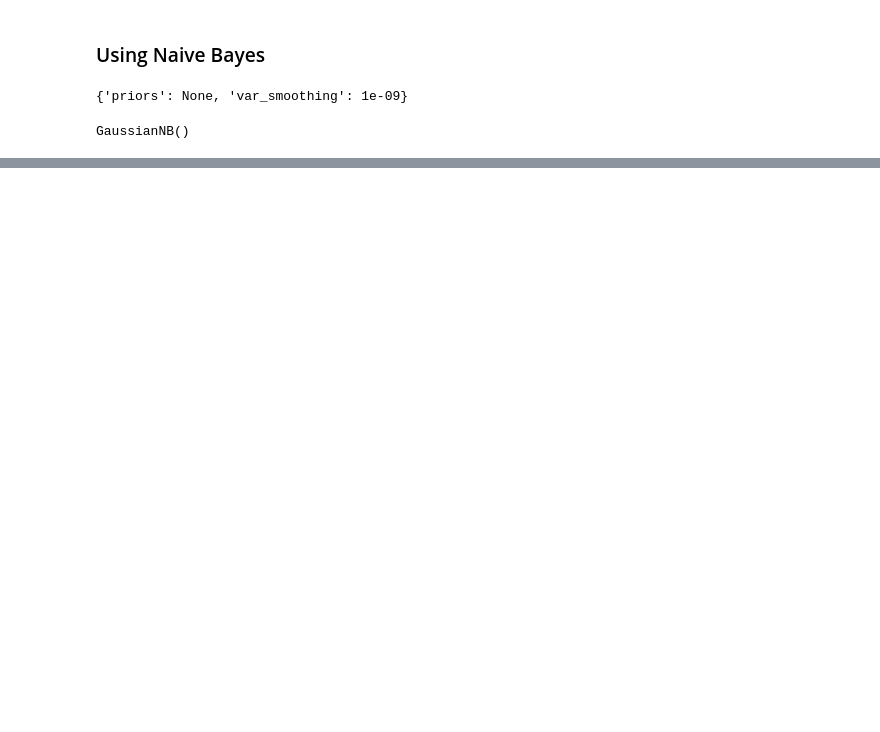
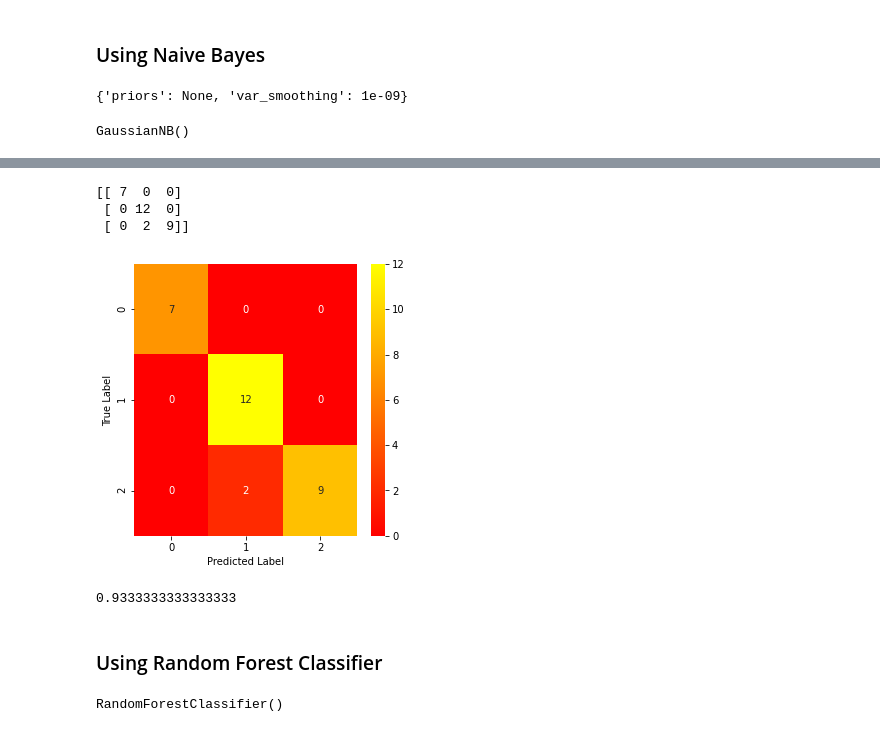
Before and after one commit to GKPSingh/Iris-Predictor-Model, a Jupyter notebook: Iris Predictor.ipynb, the cells around one changed output, grey strips where cells are left out. Drawn from its saved outputs; the diff is of its cells as text; code cells hidden in the pictures; blank space fills up the shorter version.

```diff
--- a/Iris Predictor.ipynb
+++ b/Iris Predictor.ipynb
@@ -483,0 +509,3 @@ from sklearn.ensemble import GradientBoostingClassifier
+# %%
+from sklearn.tree import DecisionTreeClassifier
+dtc = DecisionTreeClassifier()
@@ -483,0 +537,2 @@ from sklearn.ensemble import GradientBoostingClassifier
+# %%
+y_preds = dtc.predict(X_test)
@@ -483,0 +562,18 @@ from sklearn.ensemble import GradientBoostingClassifier
+# %%
+print(confusion_matrix(y_test, y_preds))
+# %% [output]
+[[ 7  0  0]
+ [ 0 12  0]
+ [ 0  2  9]]
+# %%
+fig, ax = plt.subplots(figsize = (5,5))
+ax = sns.heatmap(confusion_matrix(y_test, y_preds), annot = True, cmap = 'autumn')
+ax.set(xlabel = 'Predicted Label', ylabel = 'True Label');
+# %% [output]
+[figure, added]
+# %%
+accuracy_score(y_test, y_preds)
+# %% [output]
+0.9333333333333333
+# %% [markdown]
+### Using Random Forest Classifier
@@ -483,0 +584,4 @@ from sklearn.ensemble import GradientBoostingClassifier
+# %%
+rfc.fit(X_train, y_train)
+# %% [output]
+RandomForestClassifier()
```
Also changed, not shown: parts of 66 cells of this notebook.
